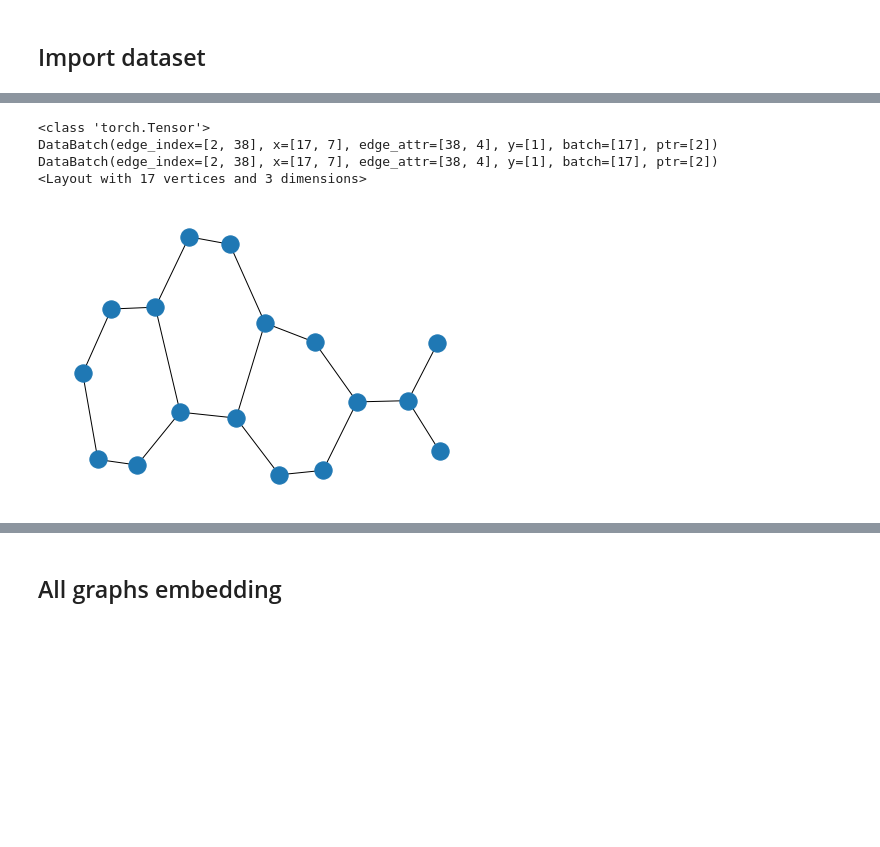
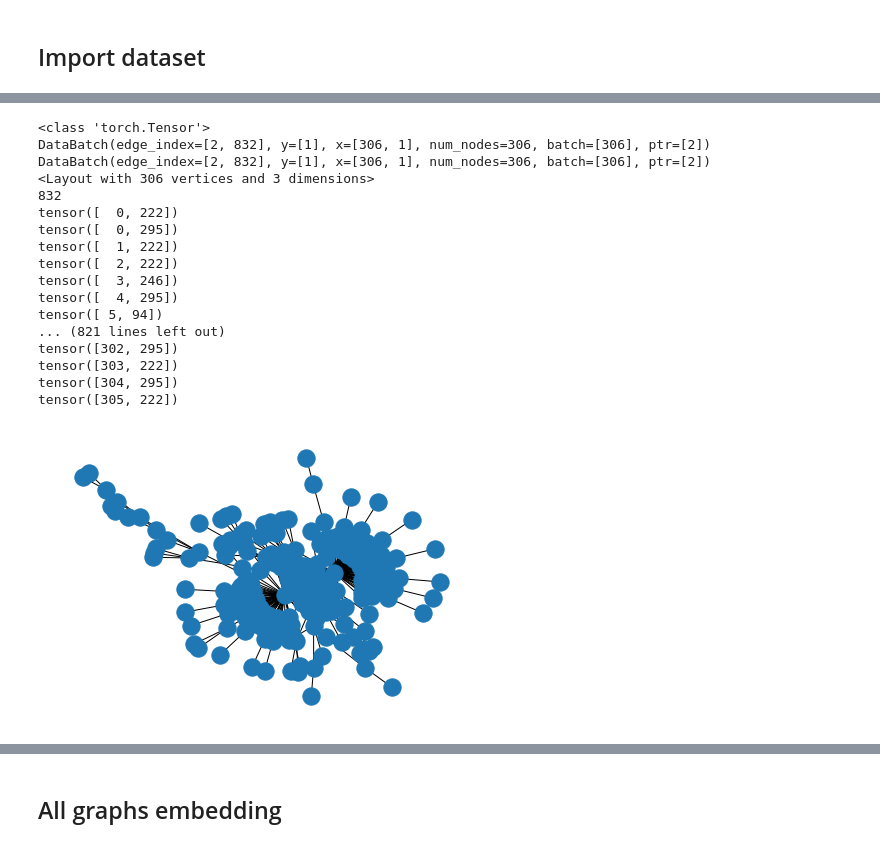
Before and after one commit to AdrianArnaiz/DiffWire, a Jupyter notebook: Plotting_Rewiring.ipynb, the cells around one changed output, grey strips where cells are left out. Drawn from its saved outputs; the diff is of its cells as text; code cells hidden in the pictures; blank space fills up the shorter version.

```diff
--- a/Plotting_Rewiring.ipynb
+++ b/Plotting_Rewiring.ipynb
@@ -104,6 +214,5 @@ modelito = "models/MUTAG_CTNet_iter0.pth"
 # %%
-#Epoch: 059, Train Loss: 165.455, Train Acc: 0.711, Test Loss: 150.841, Test Acc: 0.750
-model =  CTNet(dataset.num_features, dataset.num_classes, k_centers=num_of_centers).to(device)
+model =  GAPNet_toy(dataset.num_features, dataset.num_classes, derivative="normalizedv2").to(device)
 model.load_state_dict(torch.load(modelito, map_location=torch.device(device)))
 model.eval()
 # %% [output]
@@ -199,4 +227,0 @@ class CTNet_embedding(torch.nn.Module):
-# %%
-model =  CTNet_embedding(dataset.num_features, dataset.num_classes, k_centers=num_of_centers).to(device)
-model.load_state_dict(torch.load(modelito, map_location=torch.device(device)))
-model.eval()
@@ -465,4 +260,0 @@ class CTNet_toy(torch.nn.Module):
-# %%
-model =  CTNet_toy(dataset.num_features, dataset.num_classes, k_centers=num_of_centers).to(device)
-model.load_state_dict(torch.load(modelito, map_location=torch.device(device)))
-model.eval()
@@ -478,0 +265,6 @@ CTNet_toy(
+# %%
+loader =  DataLoader(dataset[63:], batch_size=1, shuffle=False)
+grafo_init= next(iter(loader))
+#grafo_init.batch = torch.tensor(1).unsqueeze(0)
+#print(grafo_init.batch.shape)
+grafo_init
@@ -635,8 +461,6 @@ tensor([[14, 15],
 # %%
 import networkx as nx
 from torch_geometric.utils import *
-loader =  DataLoader(dataset, batch_size=1, shuffle=False)
-grafo_init = next(iter(loader))
 print(type(grafo_init.edge_index))
 print(grafo_init)
 print(grafo_init)
@@ -647,42 +471,60 @@ for a in A.nodes:
     l.append(a)
 ed= []
 for e in A.edges:
     ed.append(e)
+new_Edges=[]
+for ne in new_edges:
+    new_Edges.append(ne)
 import igraph as ig
 import chart_studio.plotly
 Edges= ed
 G=ig.Graph(Edges, directed=False)
 labels= l
 #groups = A.node_attr_dict_factory
 N = len(A.nodes)
 layt=G.layout('kk', dim=3)
 print(layt)
 Xn=[layt[k][0] for k in range(N)]# x-coordinates of nodes
 Yn=[layt[k][1] for k in range(N)]# y-coordinates
 Zn=[layt[k][2] for k in range(N)]# z-coordinates
 Xe=[]
 Ye=[]
 Ze=[]
 for e in Edges:
+    #print(e)
     Xe+=[layt[e[0]][0],layt[e[1]][0], None]# x-coordinates of edge ends
     Ye+=[layt[e[0]][1],layt[e[1]][1], None]
     Ze+=[layt[e[0]][2],layt[e[1]][2], None]
 #EN ESTE PASO RECALCO LOS EDGES NUEVOS
 Xahmed=[]
 Yahmed=[]
 Zahmed=[]
-for e in Edges:
-    if e in kk2.transpose(0,1).numpy():
-        Xahmed+=[layt[e[0]][0],layt[e[1]][0], None]# x-coordinates of edge ends
-        Yahmed+=[layt[e[0]][1],layt[e[1]][1], None]
-        Zahmed+=[layt[e[0]][2],layt[e[1]][2], None]
+print(len(new_Edges))
+for e in new_Edges:
+    print(e)
+    Xahmed+=[layt[e[0]][0],layt[e[1]][0], None]# x-coordinates of edge ends
+    Yahmed+=[layt[e[0]][1],layt[e[1]][1], None]
+    Zahmed+=[layt[e[0]][2],layt[e[1]][2], None]
 nx.draw(A)
 # %% [output]
 <class 'torch.Tensor'>
-DataBatch(edge_index=[2, 38], x=[17, 7], edge_attr=[38, 4], y=[1], batch=[17], ptr=[2])
-DataBatch(edge_index=[2, 38], x=[17, 7], edge_attr=[38, 4], y=[1], batch=[17], ptr=[2])
-<Layout with 17 vertices and 3 dimensions>
+DataBatch(edge_index=[2, 832], y=[1], x=[306, 1], num_nodes=306, batch=[306], ptr=[2])
+DataBatch(edge_index=[2, 832], y=[1], x=[306, 1], num_nodes=306, batch=[306], ptr=[2])
+<Layout with 306 vertices and 3 dimensions>
+832
+tensor([  0, 222])
+tensor([  0, 295])
+tensor([  1, 222])
+tensor([  2, 222])
+tensor([  3, 246])
+tensor([  4, 295])
+tensor([ 5, 94])
+... (821 lines left out)
+tensor([302, 295])
+tensor([303, 222])
+tensor([304, 295])
+tensor([305, 222])
-[figure, old version]
+[figure, new version]
 # %%
 from chart_studio import plotly
 import plotly.graph_objs as go
```
Also changed, not shown: parts of 43 cells of this notebook, 2 other files.
